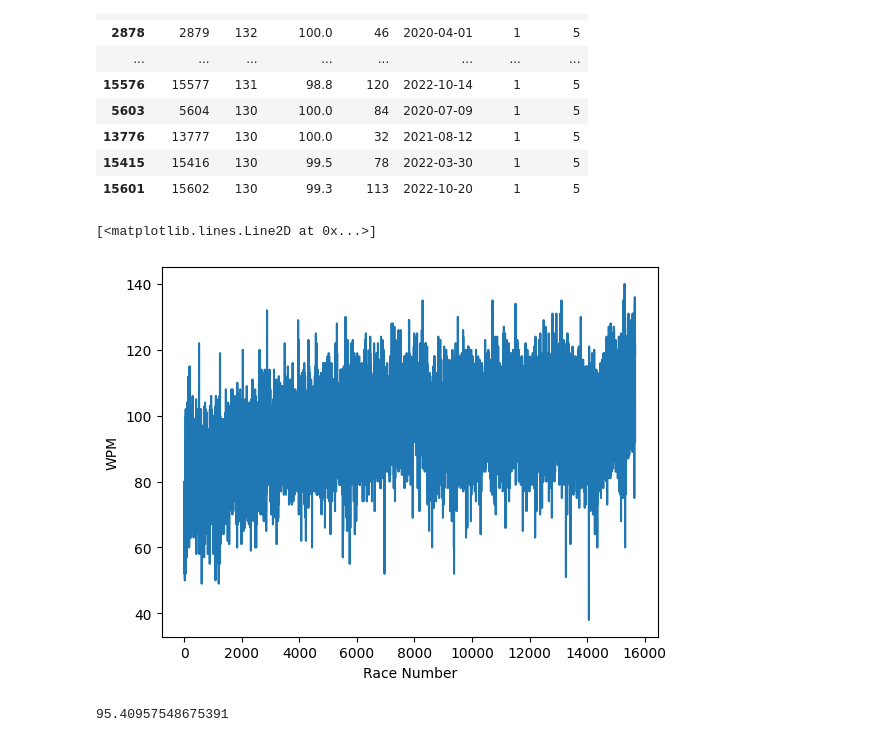
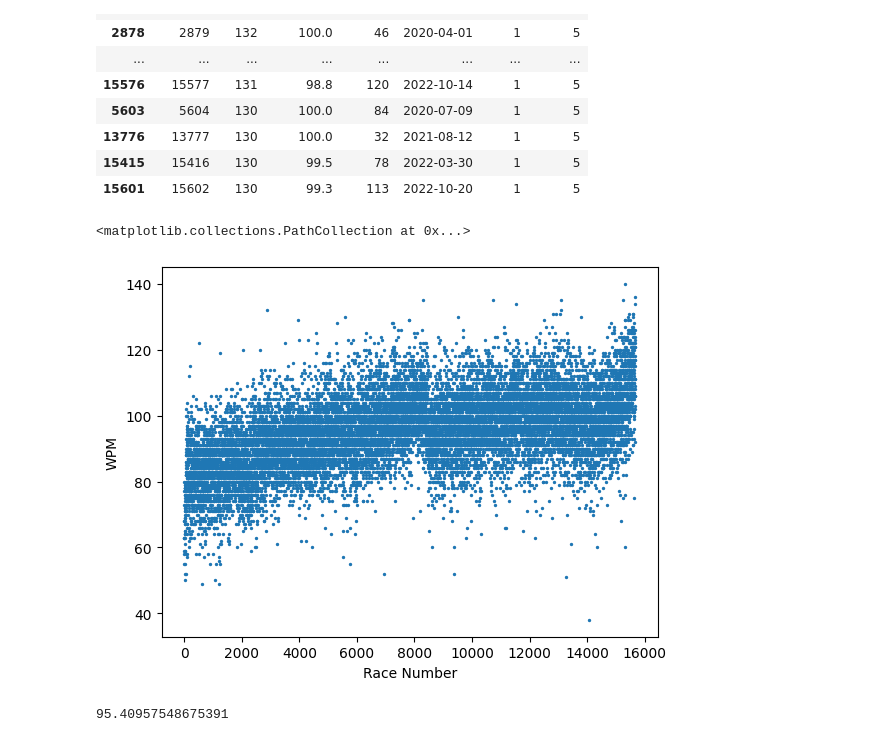
Before and after one commit to zuhaibdamudi/TypeRacer-CSV, a Jupyter notebook: retrieveCSV.ipynb, the cells around one changed output. Saved outputs shown, nothing was run; the diff lists cells and outputs as text; code cells hidden in the pictures.

Commit message:
Updated scatter plot

```diff
--- a/retrieveCSV.ipynb
+++ b/retrieveCSV.ipynb
@@ -160,12 +160,12 @@ df.sort_values(by=['WPM', 'Accuracy', 'Points'], ascending=False).head(20)
 # %%
 # Typing Speed over time
 
 plt.xlabel("Race Number")
 plt.ylabel("WPM")
-plt.plot(df['RaceNo'], df['WPM'])
+plt.scatter(df['RaceNo'], df['WPM'], s=2)
 # %% [output]
-[<matplotlib.lines.Line2D at 0x...>]
+<matplotlib.collections.PathCollection at 0x...>
-[figure, old version]
+[figure, new version]
 # %%
 # Average typing speed of all time
 df['WPM'].aggregate(['average']).average
```
